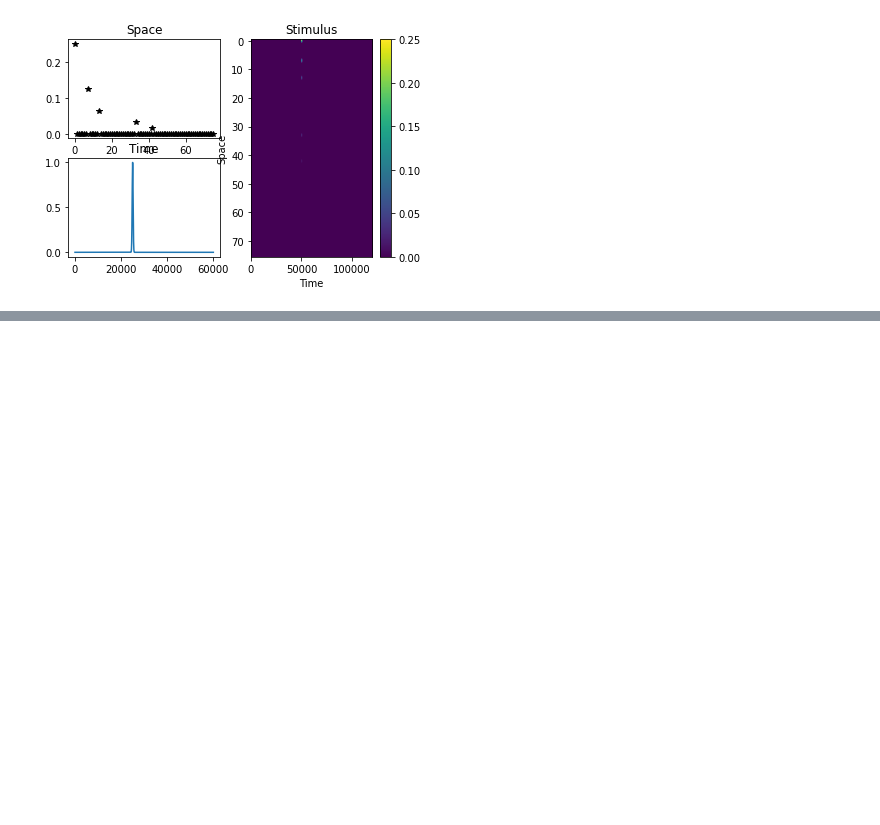
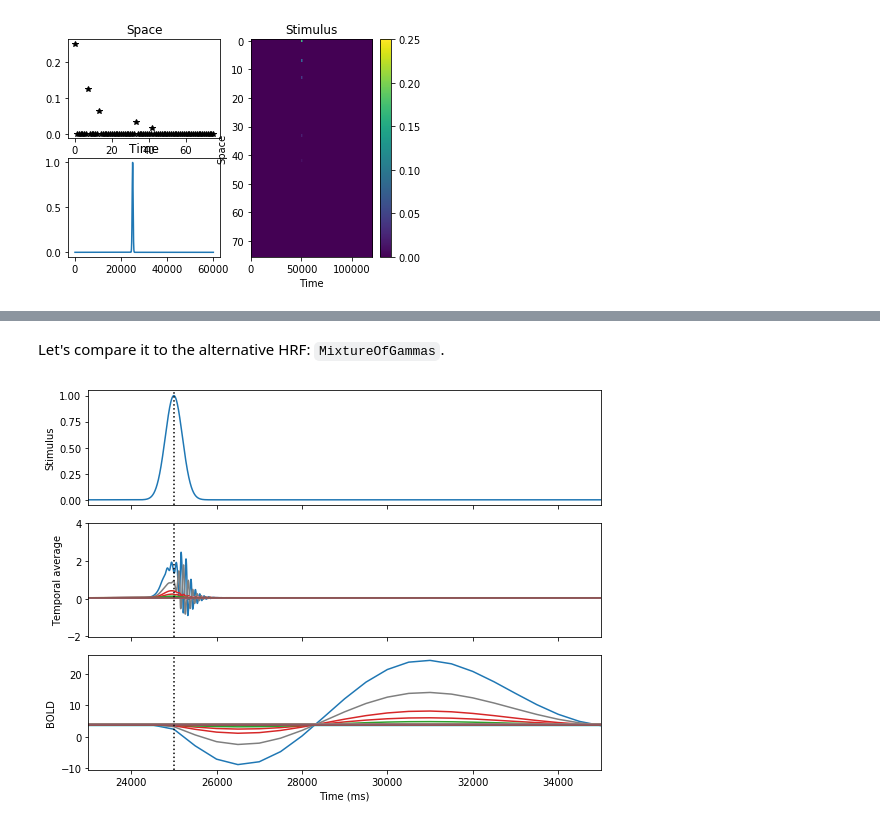
Before and after one commit to i-Zaak/tvb_tutorials, a Jupyter notebook: 2_TVB_BOLD_and_Stimulus.ipynb, the cells around one changed output, grey strips where cells are left out. Drawn from its saved outputs; the diff is of its cells as text; code cells hidden in the pictures; blank space fills up the shorter version.

```diff
--- a/2_TVB_BOLD_and_Stimulus.ipynb
+++ b/2_TVB_BOLD_and_Stimulus.ipynb
@@ -84,0 +188,43 @@ fig.tight_layout()
+# %% [markdown]
+Let's compare it to the alternative HRF: `MixtureOfGammas`.
+# %%
+sim = simulator.Simulator(
+    model=models.Generic2dOscillator(a=np.array([0.5])),
+    connectivity=conn,
+    coupling=coupling.Linear(a=np.array([0.0126])),
+    integrator=integrators.HeunDeterministic(dt=0.5),
+    monitors=(
+        monitors.TemporalAverage(period=1.0),
+        monitors.Bold(period=500, hrf_kernel=equations.DoubleExponential()),
+        monitors.ProgressLogger(period=5e3),
+    ),
+    stimulus=stimulus,
+    simulation_length=60e3, # 1 minute simulation
+).configure()
+
+(tavg_time, tavg_data), (bold_time, bold_data), _ = sim.run()
+# %%
+fig, axs = plt.subplots(nrows=3, sharex=True, figsize=(8,6))
+
+t0=23000 # ms
+t1=35000 # ms
+
+ax = axs[0]
+ax.plot(sim.stimulus.time[0,], sim.stimulus.temporal_pattern[0])
+ax.set(ylabel="Stimulus")
+
+ax = axs[1]
+ax.plot(tavg_time, tavg_data[:, 0, :, 0])
+ax.set(ylabel="Temporal average")
+
+ax = axs[2]
+ax.plot(bold_time, bold_data[:, 0, :, 0])
+ax.set(ylabel="BOLD", xlabel='Time (ms)', xlim=[t0,t1])
+
+
+for ax in axs:
+    ax.axvline(x=25000, c='k', ls=':')
+
+fig.tight_layout()
+# %% [output]
+[figure, added]
```
Also changed, not shown: parts of 28 cells of this notebook, 2 other files.
